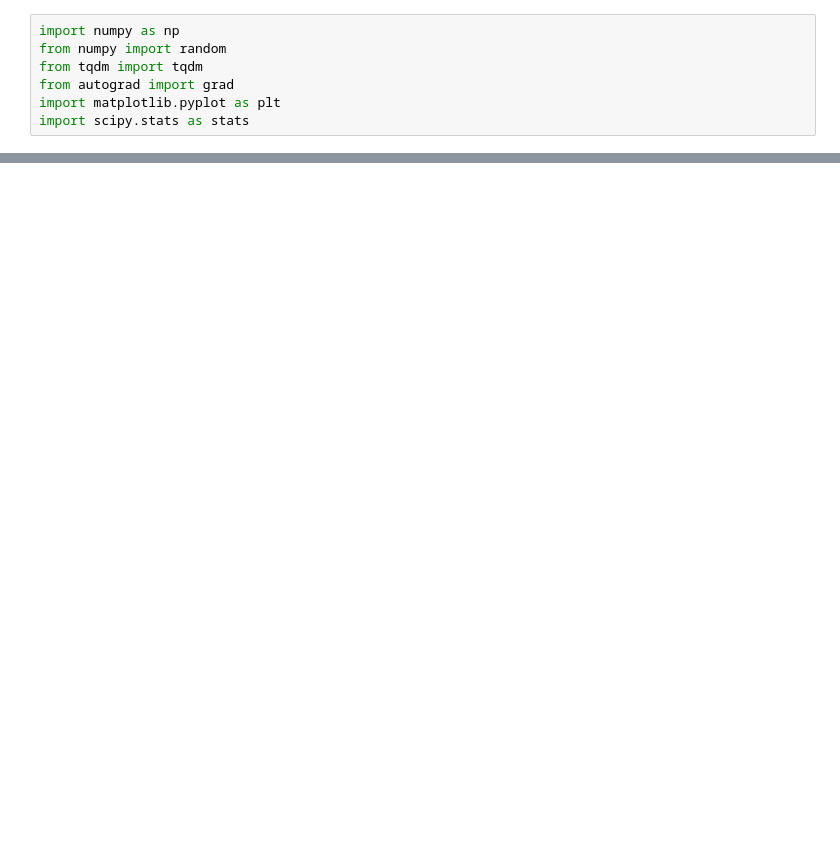
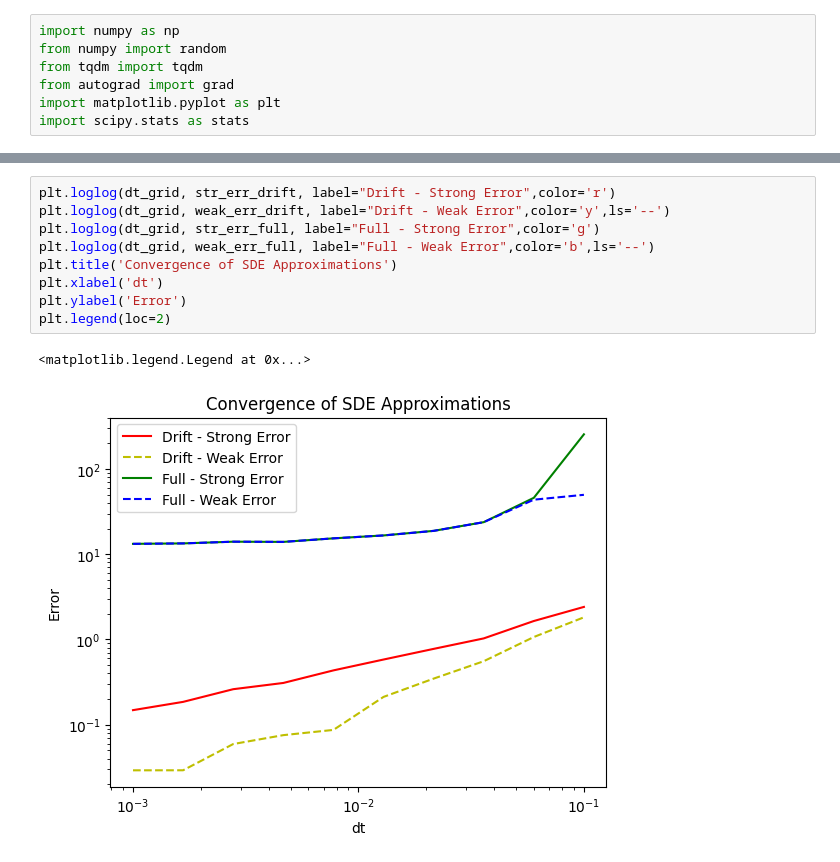
Before and after one commit to abhirao-03/stochastic-resonance, a Jupyter notebook: results/convergence_tester.ipynb, the cells around one changed output, grey strips where cells are left out. Saved outputs shown, nothing was run; the diff lists cells and outputs as text; blank space fills up the shorter version.

```diff
--- a/results/convergence_tester.ipynb
+++ b/results/convergence_tester.ipynb
@@ -204,0 +173,12 @@ Estimated convergence order for Milstein: 0.9793775155499909
+# %%
+plt.loglog(dt_grid, str_err_drift, label="Drift - Strong Error",color='r')
+plt.loglog(dt_grid, weak_err_drift, label="Drift - Weak Error",color='y',ls='--')
+plt.loglog(dt_grid, str_err_full, label="Full - Strong Error",color='g')
+plt.loglog(dt_grid, weak_err_full, label="Full - Weak Error",color='b',ls='--')
+plt.title('Convergence of SDE Approximations')
+plt.xlabel('dt')
+plt.ylabel('Error')
+plt.legend(loc=2)
+# %% [output]
+<matplotlib.legend.Legend at 0x...>
+[figure, added]
```
Also changed, not shown: parts of 13 cells of this notebook.
